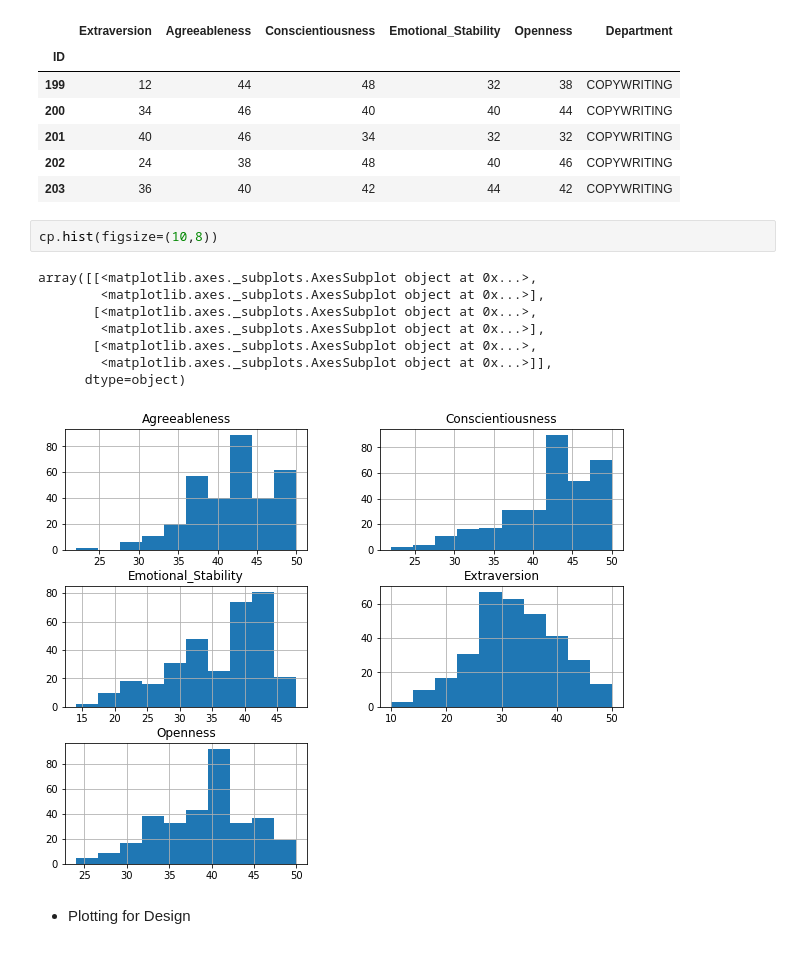
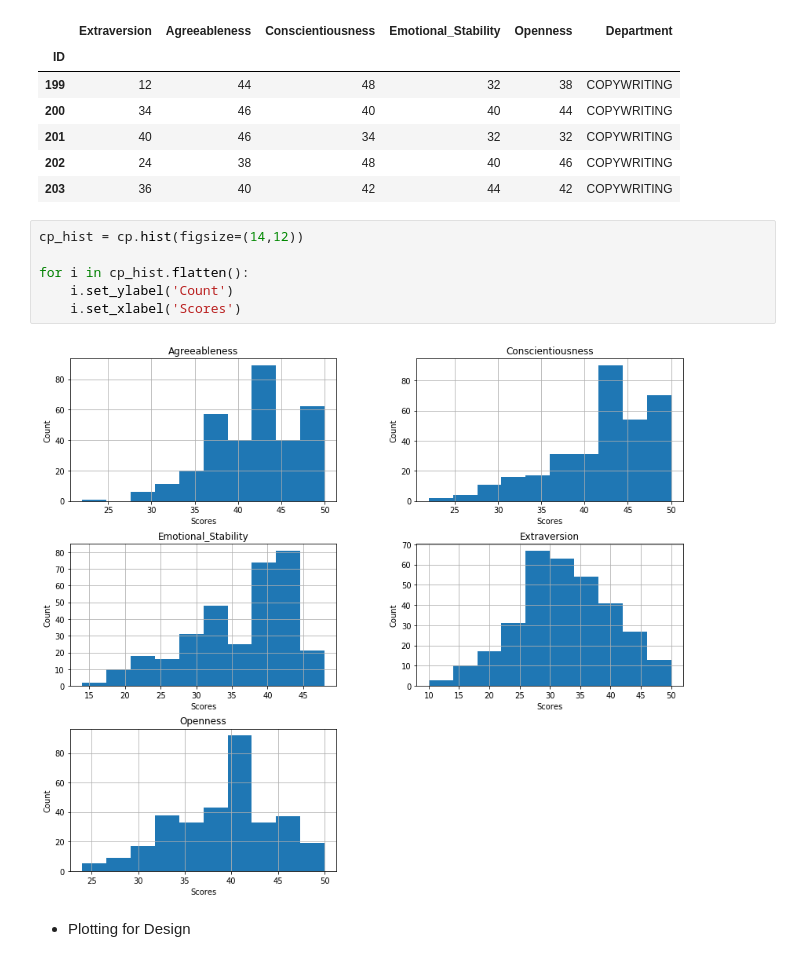
Before and after one commit to Andy-Nkumane/data-wrangling-functional-programming, a Jupyter notebook: Data wrangling - functional programming.ipynb, the cells around one changed output. Drawn from its saved outputs; the diff is of its cells as text.

```diff
--- a/Data wrangling - functional programming.ipynb
+++ b/Data wrangling - functional programming.ipynb
@@ -420,17 +418,14 @@ cp.head()
 | 201 | 40 | 46 | 34 | 32 | 32 | COPYWRITING |
 | 202 | 24 | 38 | 48 | 40 | 46 | COPYWRITING |
 | 203 | 36 | 40 | 42 | 44 | 42 | COPYWRITING |
-# %%
-cp.hist(figsize=(10,8))
-# %% [output]
-array([[<matplotlib.axes._subplots.AxesSubplot object at 0x...>,
-        <matplotlib.axes._subplots.AxesSubplot object at 0x...>],
-       [<matplotlib.axes._subplots.AxesSubplot object at 0x...>,
-        <matplotlib.axes._subplots.AxesSubplot object at 0x...>],
-       [<matplotlib.axes._subplots.AxesSubplot object at 0x...>,
-        <matplotlib.axes._subplots.AxesSubplot object at 0x...>]],
-      dtype=object)
-[figure, removed]
+# %%
+cp_hist = cp.hist(figsize=(14,12))
+
+for i in cp_hist.flatten():
+    i.set_ylabel('Count')
+    i.set_xlabel('Scores')
+# %% [output]
+[figure, added]
 # %% [markdown]
 * Plotting for Design
 # %%
```
Also changed, not shown: parts of 8 cells of this notebook.
